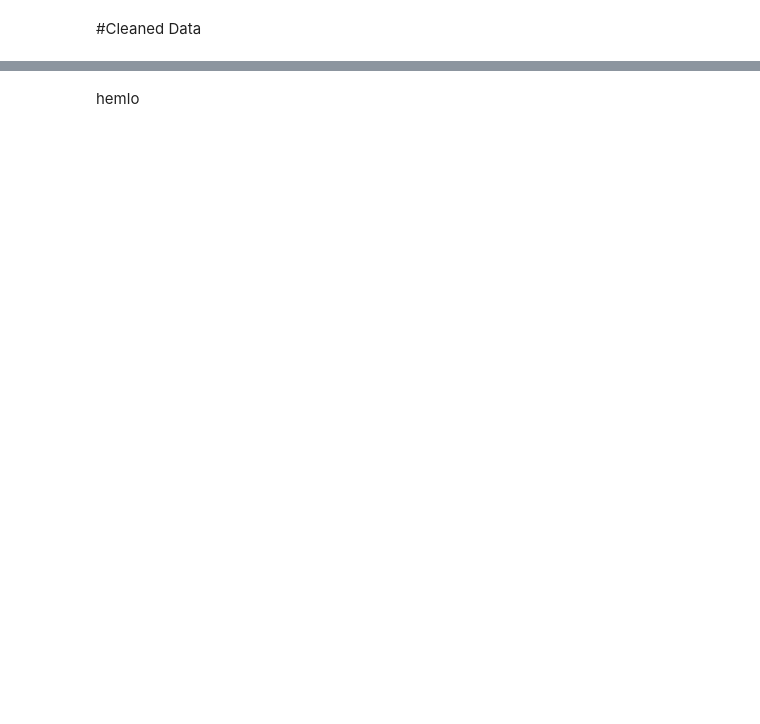
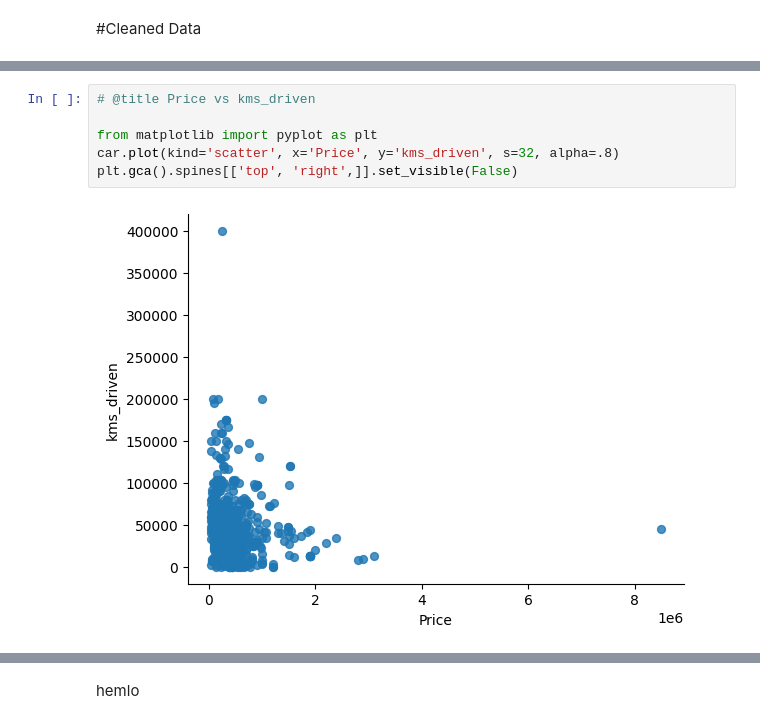
Before and after one commit to syed-ateeb-naveed/ML-CEP, a Jupyter notebook: ML_CEP.ipynb, the cells around one changed output, grey strips where cells are left out. Drawn from its saved outputs; the diff is of its cells as text; blank space fills up the shorter version.

```diff
--- a/ML_CEP.ipynb
+++ b/ML_CEP.ipynb
@@ -330,0 +355,8 @@ car
+# %%
+# @title Price vs kms_driven
+
+from matplotlib import pyplot as plt
+car.plot(kind='scatter', x='Price', y='kms_driven', s=32, alpha=.8)
+plt.gca().spines[['top', 'right',]].set_visible(False)
+# %% [output]
+[figure, added]
```
Also changed, not shown: parts of 14 cells of this notebook.
